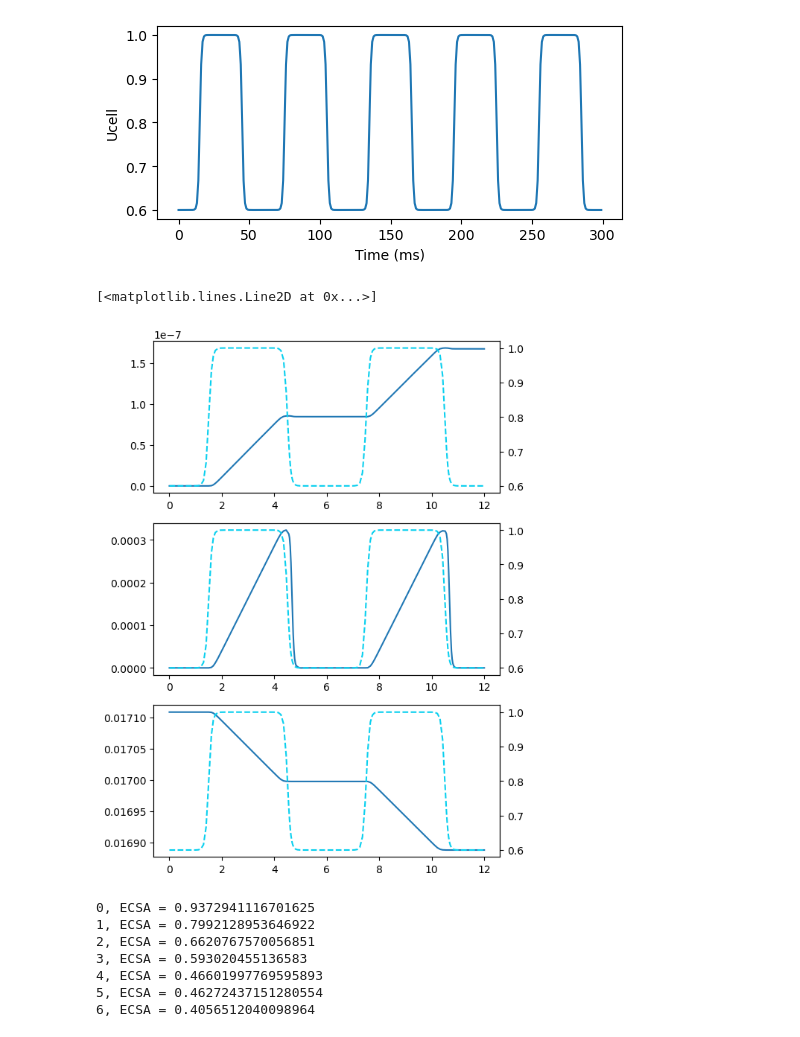
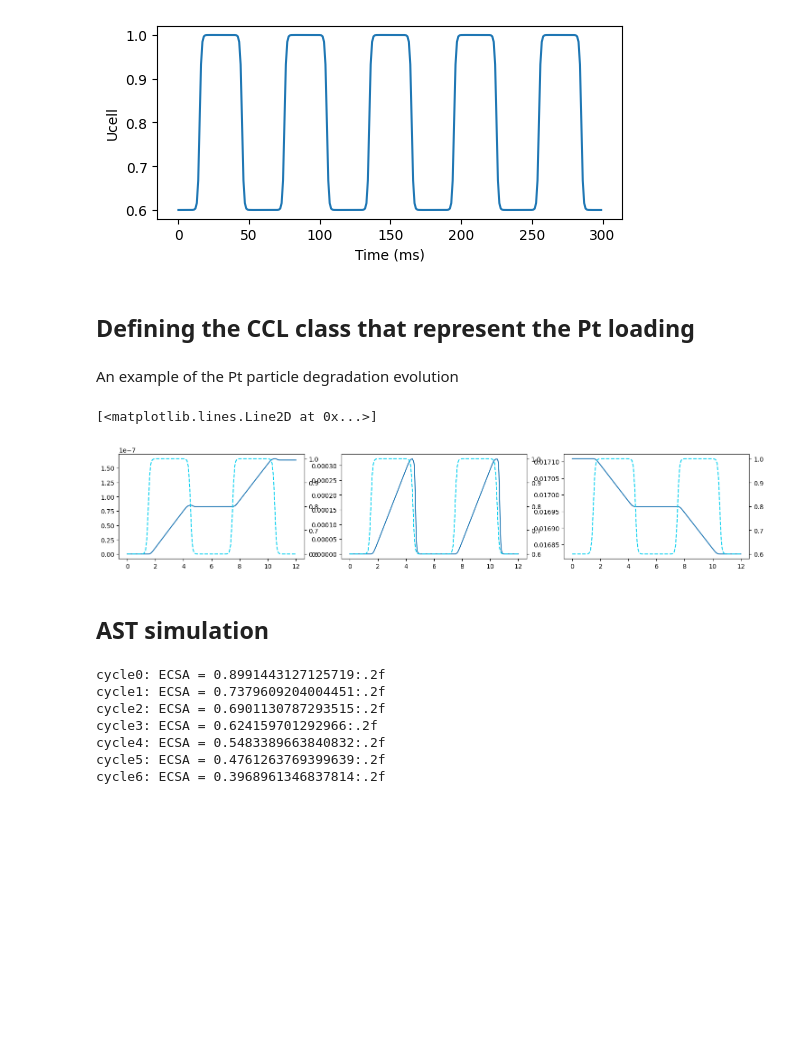
Before and after one commit to YuKwanH/DS-AlphaPEM, a Jupyter notebook: simulation/parameter calibration/micro scale/ECSA.ipynb, the cells around one changed output. Cells and saved outputs as stored; diff of their text form; code cells hidden in the pictures; blank space fills up the shorter version.

Commit message:
complete the notebook for micro-scale model parameter calibration

```diff
--- a/simulation/parameter calibration/micro scale/ECSA.ipynb
+++ b/simulation/parameter calibration/micro scale/ECSA.ipynb
@@ -110,18 +129,16 @@ ax.set_ylabel("Ucell")
 # %% [output]
 Text(0, 0.5, 'Ucell')
 [figure]
+# %% [markdown]
+## Defining the CCL class that represent the Pt loading
 # %%
-def Cproton_CCL(lambda_w, EW=1.1, rho_mem=0.002):
-
-    rho_H2O = 997  # (kg/m3)
-    M_H2O = 18.02e-3  # kg/mol
-    return 1 / ((EW / rho_mem) + lambda_w * (M_H2O / rho_H2O))
-
 class ccl():
 
     def __init__(self):
 
         self.Ucell = ucell_tw
+        self.Tfc = 353.15
+        self.parameters = {"krdp": 1e-10, "k1":3e-9, "k1_ref":1e-18, "k2": 1e-13, "k2_ref": 1e-13, "k3": 1e-15, "k4": 0, "k5":0, "k4_ref":1.7e-21}
         self.prd0 = initPRD(resolution=n_group_ptParticle)
 
     def dxdt(self, t, x):
@@ -135,16 +152,14 @@ class ccl():
         # 0.043 + 17.81*0.85 - 39.85*0.85**2 + 36*0.85**3 = 8.5
         R0 = (2*9.09*0.2e-4)/(R*353)
         C_H_CCL = Cproton_CCL(lambda_w=8.5)
-        kdis = PtDissolution(u, Tfc, C_Pt2_ccl, theta_CCL)
-        kox = PtOxidation(u, Tfc, C_H_CCL, theta_CCL)
-        kcdis = PtOxideDissolution(theta_CCL, C_H_CCL)
-        kdet = PtDetachment(u, Tfc, r_m)
-        drdt = Vm_Pt * krdp * C_Pt2_ccl * np.exp(-R0 / r_m) - Vm_Pt * (kdis + kox) * Cpt2_ref * np.exp(R0 / r_m)
-        M_Pt0 = 4 / 3 * np.pi * rho_Pt * np.trapz(y=self.prd0 * r_m ** 3, x=r_m)
-
-        dMdisdt = 4 * np.pi * rho_Pt * np.trapz(y=prd * r_m ** 2 * drdt, x=r_m)
-        dMcdisdt = 4 * np.pi * rho_Pt * np.trapz(y=prd * r_m ** 2 * kcdis, x=r_m)
-
+        kdis = PtDissolution(u, self.Tfc, C_Pt2_ccl, theta_CCL, **self.parameters)
+        kox = PtOxidation(u, self.Tfc, C_H_CCL, theta_CCL, **self.parameters)
+        kcdis = PtOxideDissolution(theta_CCL, C_H_CCL, **self.parameters)
+        kdet = PtDetachment(u, self.Tfc, r_m, **self.parameters)
+        drdt = Vm_Pt * self.parameters["krdp"] * C_Pt2_ccl * np.exp(-R0 / r_m) - Vm_Pt * (kdis + kox) * Cpt2_ref * np.exp(R0 / r_m)
+        M_Pt0 = 4 / 3 * np.pi * rho_Pt * trapezoid(y=self.prd0 * r_m ** 3, x=r_m)
+        dMdisdt = 4 * np.pi * rho_Pt * trapezoid(y=prd * r_m ** 2 * drdt, x=r_m)
+        dMcdisdt = 4 * np.pi * rho_Pt * trapezoid(y=prd * r_m ** 2 * kcdis, x=r_m)
         dC_Pt2_ccl = -3.33 / M_Pt * (dMdisdt - dMcdisdt) / M_Pt0
         dfdt = -np.gradient(prd * drdt, r_m) - kdet * prd
         dthetadt = (((kox - kcdis) / GAMMA_max) - (2 * theta_CCL / r_m) * drdt)
@@ -155,38 +170,42 @@ class ccl():
         dxdt[-len(r_m):] = dfdt
 
         return dxdt
+# %% [markdown]
+An example of the Pt particle degradation evolution
 # %%
 model = ccl()
 model.Ucell = ucell_sw
 x_init = [0] + [0]*len(r_m) + model.prd0.tolist()
 sol = solve_ivp(fun=model.dxdt, y0 = x_init, t_span=(0, 12),max_step=1e-1, method='BDF')
-fig, ax = plt.subplots(nrows=3,ncols=1,figsize=(6,9))
+fig, ax = plt.subplots(nrows=1,ncols=3,figsize=(18,3))
 ax[0].plot(sol.t, sol.y[0,:])
 ax_twin = ax[0].twinx()
 ax_twin.plot(sol.t, [ucell_sw(t) for t in sol.t], color = '#0AD0EF', linestyle = '--')
 ax[1].plot(sol.t, sol.y[35,:])
 ax_twin = ax[1].twinx()
 ax_twin.plot(sol.t, [ucell_sw(t) for t in sol.t], color = '#0AD0EF', linestyle = '--')
 ax[2].plot(sol.t, sol.y[-15,:])
 ax_twin = ax[2].twinx()
 ax_twin.plot(sol.t, [ucell_sw(t) for t in sol.t], color = '#0AD0EF', linestyle = '--')
 # %% [output]
 [<matplotlib.lines.Line2D at 0x...>]
-[figure, old version]
+[figure, new version]
+# %% [markdown]
+## AST simulation
 # %%
 model = ccl()
 x_init = [0] + [0]*len(r_m) + model.prd0.tolist()
 sol_hist = []
 for i_cycle in range(7):
     sol = solve_ivp(fun=model.dxdt, y0 = sol.y[:,-1], t_span=(0, 5000*6), method='BDF')
-    print(str(i_cycle)+f", ECSA = {(np.trapz(y=(r_m ** 2) * sol.y[-50:,-1], x=r_m))/(np.trapz(y=(r_m ** 2) * model.prd0, x=r_m))}")
+    print("Cycle "+str(i_cycle)+f": ECSA = {(trapezoid(y=(r_m ** 2) * sol.y[-50:,-1], x=r_m))/(trapezoid(y=(r_m ** 2) * model.prd0, x=r_m))}")
     sol_hist.append(sol)
 # %% [output]
-0, ECSA = 0.9372941116701625
-1, ECSA = 0.7992128953646922
-2, ECSA = 0.6620767570056851
-3, ECSA = 0.593020455136583
-4, ECSA = 0.46601997769595893
-5, ECSA = 0.46272437151280554
-6, ECSA = 0.4056512040098964
+cycle0: ECSA = 0.8991443127125719:.2f
+cycle1: ECSA = 0.7379609204004451:.2f
+cycle2: ECSA = 0.6901130787293515:.2f
+cycle3: ECSA = 0.624159701292966:.2f
+cycle4: ECSA = 0.5483389663840832:.2f
+cycle5: ECSA = 0.4761263769399639:.2f
+cycle6: ECSA = 0.3968961346837814:.2f
 # %%
```
Also changed, not shown: parts of 25 cells of this notebook, 7 other files.
